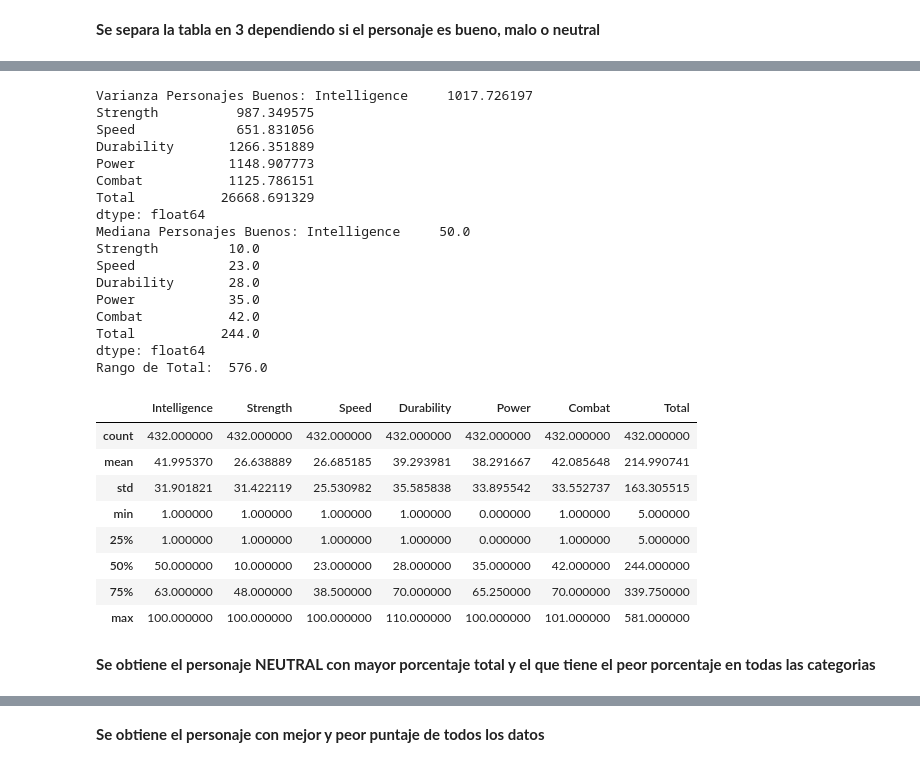
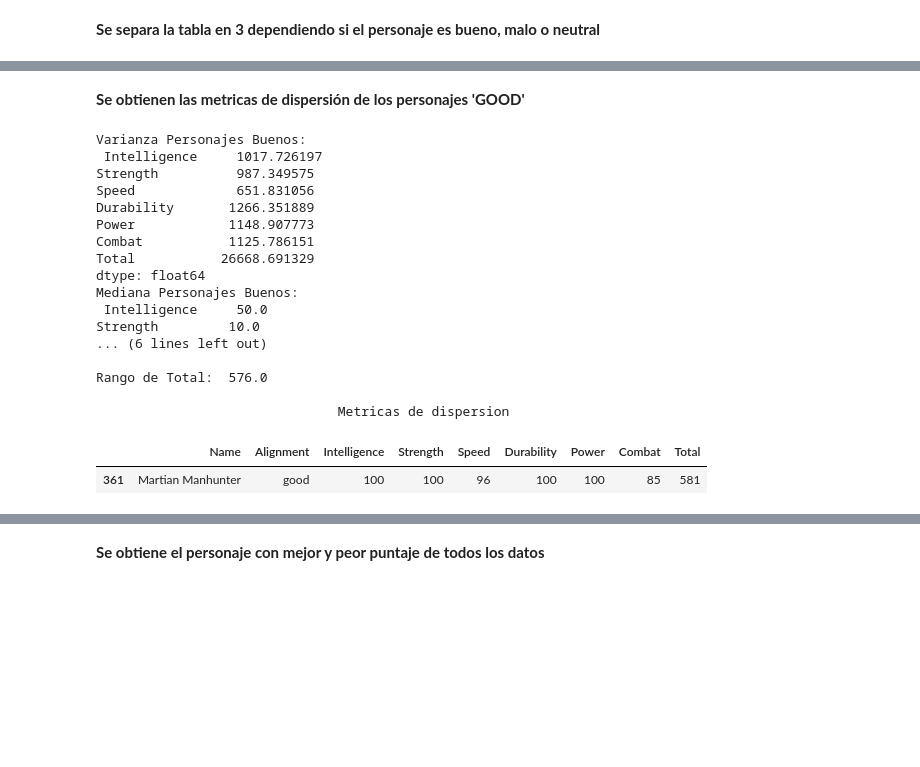
Before and after one commit to MarcosEduardoGarcia/RetoAnalitica, a Jupyter notebook: AnalísisDataset.ipynb, the cells around one changed output, grey strips where cells are left out. Drawn from its saved outputs; the diff is of its cells as text; code cells hidden in the pictures; blank space fills up the shorter version.

```diff
--- a/AnalísisDataset.ipynb
+++ b/AnalísisDataset.ipynb
@@ -163,38 +166,37 @@ Rango de Total:  574.0
+# %% [markdown]
+**Se obtienen las metricas de dispersión de los personajes 'GOOD'**
 # %%
+CharStat_Good_MAX = CharStat_Good[CharStat_Good.Total == CharStat_Good.Total.max()]
+CharStat_Good_Des = CharStat_Good.describe()
+CharStat_Good_Des1 = CharStat_Good_Des.T
+
 VB = CharStat_Good.var()
 MB = CharStat_Good.median()
-print('Varianza Personajes Buenos:', VB)
-print('Mediana Personajes Buenos:', MB)
+print('Varianza Personajes Buenos:\n', VB)
+print('Mediana Personajes Buenos:\n', MB)
 CharStat_Good_Des = CharStat_Good.describe()
 RangoB = CharStat_Good_Des.Total[7] - CharStat_Good_Des.Total[3]
-print('Rango de Total: ', RangoB)
+print('\nRango de Total: ', RangoB)
+print('\n                               Metricas de dispersion')
 CharStat_Good_Des
+CharStat_Good_MAX
 # %% [output]
-Varianza Personajes Buenos: Intelligence     1017.726197
+Varianza Personajes Buenos:
+ Intelligence     1017.726197
 Strength          987.349575
 Speed             651.831056
 Durability       1266.351889
 Power            1148.907773
 Combat           1125.786151
 Total           26668.691329
 dtype: float64
-Mediana Personajes Buenos: Intelligence     50.0
+Mediana Personajes Buenos:
+ Intelligence     50.0
 Strength         10.0
-Speed            23.0
-Durability       28.0
-Power            35.0
-Combat           42.0
-Total           244.0
-dtype: float64
+... (6 lines left out)
+
 Rango de Total:  576.0
+
+                               Metricas de dispersion
-|  | Intelligence | Strength | Speed | Durability | Power | Combat | Total |
-| count | 432.000000 | 432.000000 | 432.000000 | 432.000000 | 432.000000 | 432.000000 | 432.000000 |
-| mean | 41.995370 | 26.638889 | 26.685185 | 39.293981 | 38.291667 | 42.085648 | 214.990741 |
-| std | 31.901821 | 31.422119 | 25.530982 | 35.585838 | 33.895542 | 33.552737 | 163.305515 |
-| min | 1.000000 | 1.000000 | 1.000000 | 1.000000 | 0.000000 | 1.000000 | 5.000000 |
-| 25% | 1.000000 | 1.000000 | 1.000000 | 1.000000 | 0.000000 | 1.000000 | 5.000000 |
-| 50% | 50.000000 | 10.000000 | 23.000000 | 28.000000 | 35.000000 | 42.000000 | 244.000000 |
-| 75% | 63.000000 | 48.000000 | 38.500000 | 70.000000 | 65.250000 | 70.000000 | 339.750000 |
-| max | 100.000000 | 100.000000 | 100.000000 | 110.000000 | 100.000000 | 101.000000 | 581.000000 |
+|  | Name | Alignment | Intelligence | Strength | Speed | Durability | Power | Combat | Total |
+| 361 | Martian Manhunter | good | 100 | 100 | 96 | 100 | 100 | 85 | 581 |
-# %% [markdown]
-**Se obtiene el personaje NEUTRAL con mayor porcentaje total y el que tiene el peor porcentaje en todas las categorias**
```
Also changed, not shown: parts of 15 cells of this notebook.
